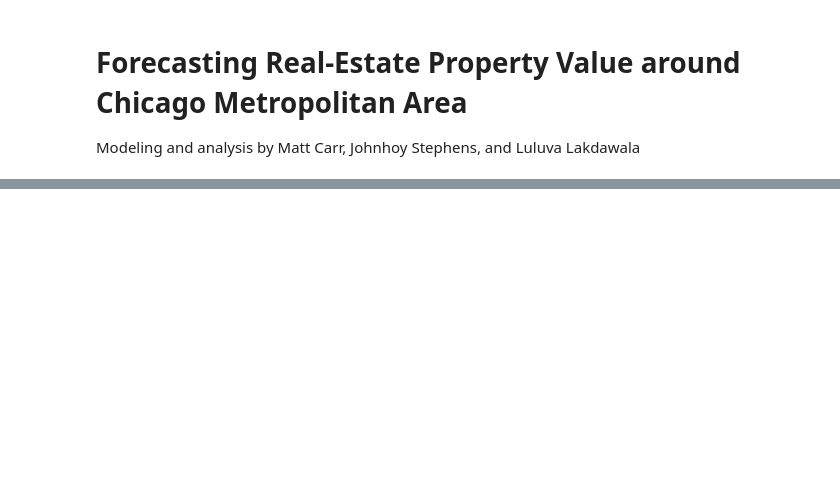
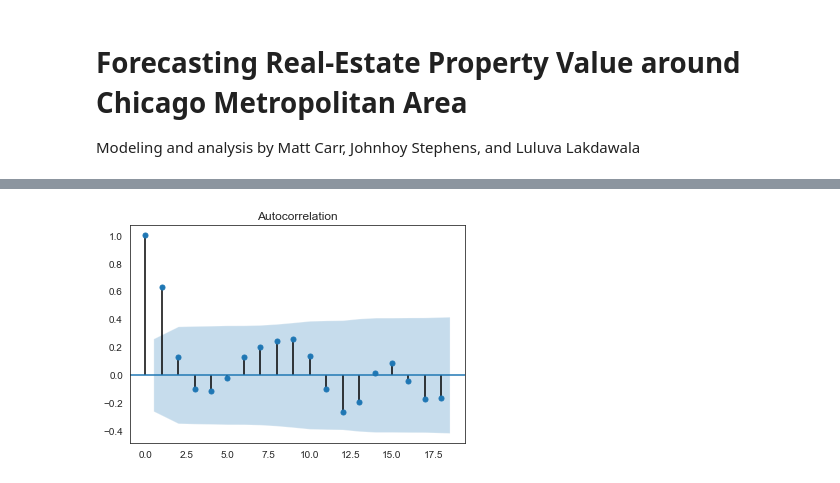
Before and after one commit to mattcarr17/time_series_project, a Jupyter notebook: notebooks/report/final_analysis_notebook.ipynb, the cells around one changed output, grey strips where cells are left out. Cells and saved outputs as stored; diff of their text form; code cells hidden in the pictures; blank space fills up the shorter version.

```diff
--- a/notebooks/report/final_analysis_notebook.ipynb
+++ b/notebooks/report/final_analysis_notebook.ipynb
@@ -72,0 +232,4 @@ from sklearn.metrics import mean_squared_error as mse
+# %%
+plot_acf(train[60804].diff().dropna());
+# %% [output]
+[figure, added]
```
Also changed, not shown: parts of 64 cells of this notebook, 12 other files.
